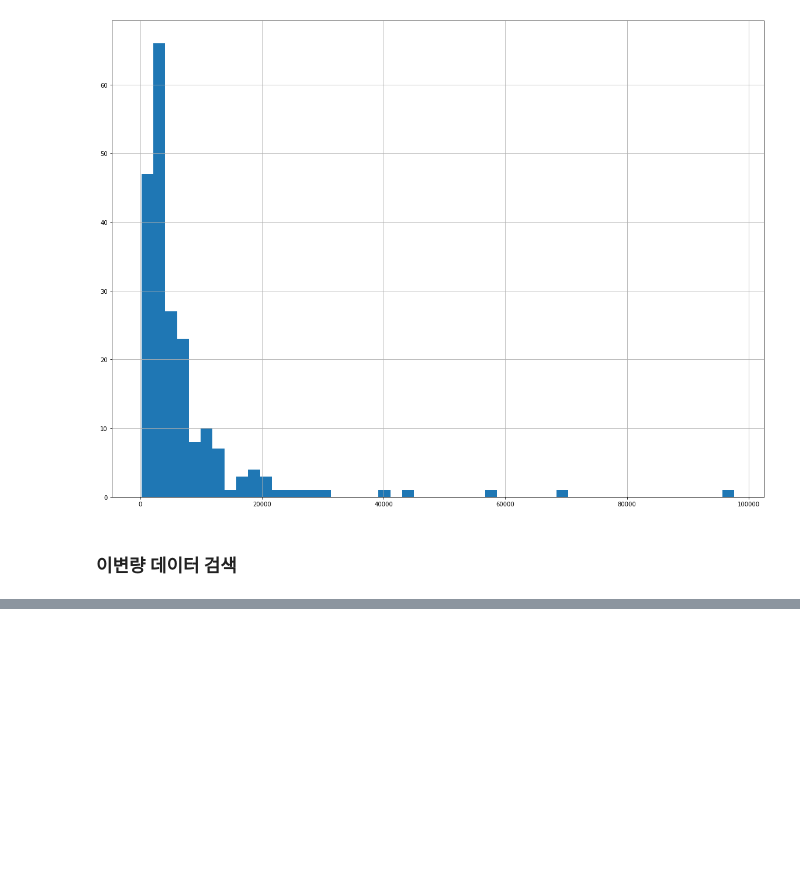
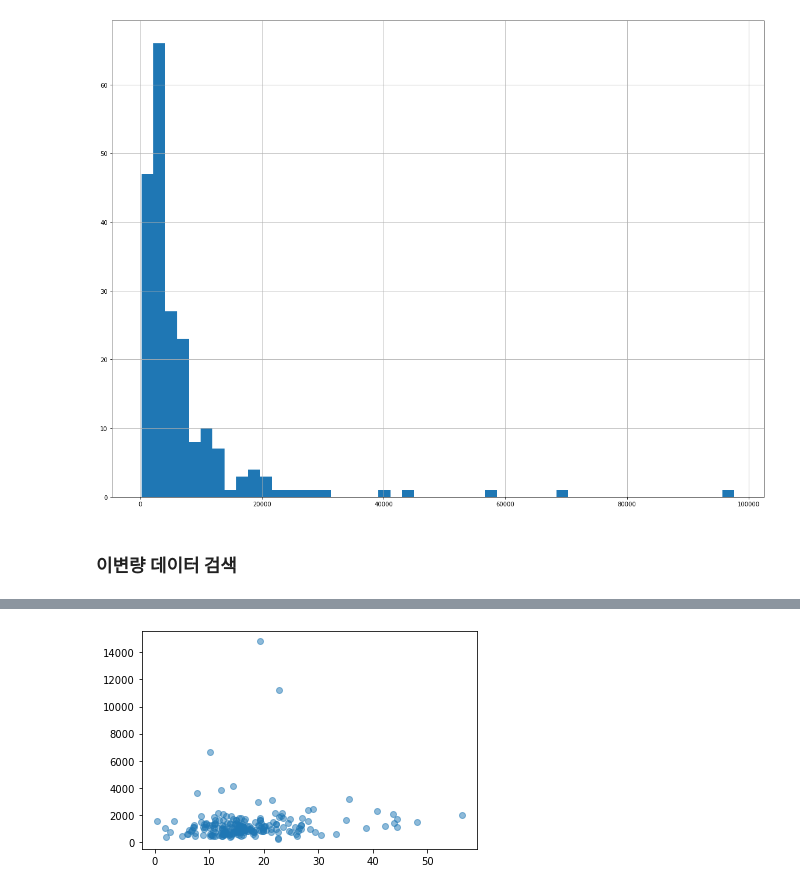
Before and after one commit to 2hongbi/kaggle-python, a Jupyter notebook: src/bigboongi/learn_univariate.ipynb, the cells around one changed output, grey strips where cells are left out. Saved outputs shown, nothing was run; the diff lists cells and outputs as text; code cells hidden in the pictures; blank space fills up the shorter version.

```diff
--- a/src/bigboongi/learn_univariate.ipynb
+++ b/src/bigboongi/learn_univariate.ipynb
@@ -110,0 +144,5 @@ data['sales'].hist(bins=50, figsize=(20, 15))
+# %%
+plt.scatter(data['roe'], data['salary'], alpha=0.5)
+plt.show()
+# %% [output]
+[figure, added]
```
Also changed, not shown: parts of 6 cells of this notebook.
